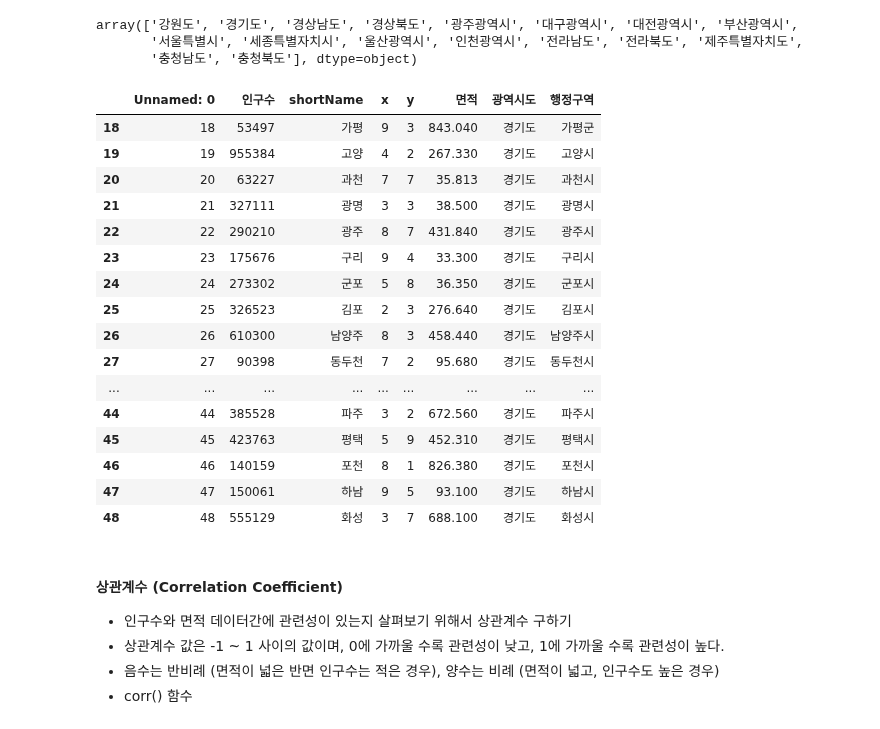
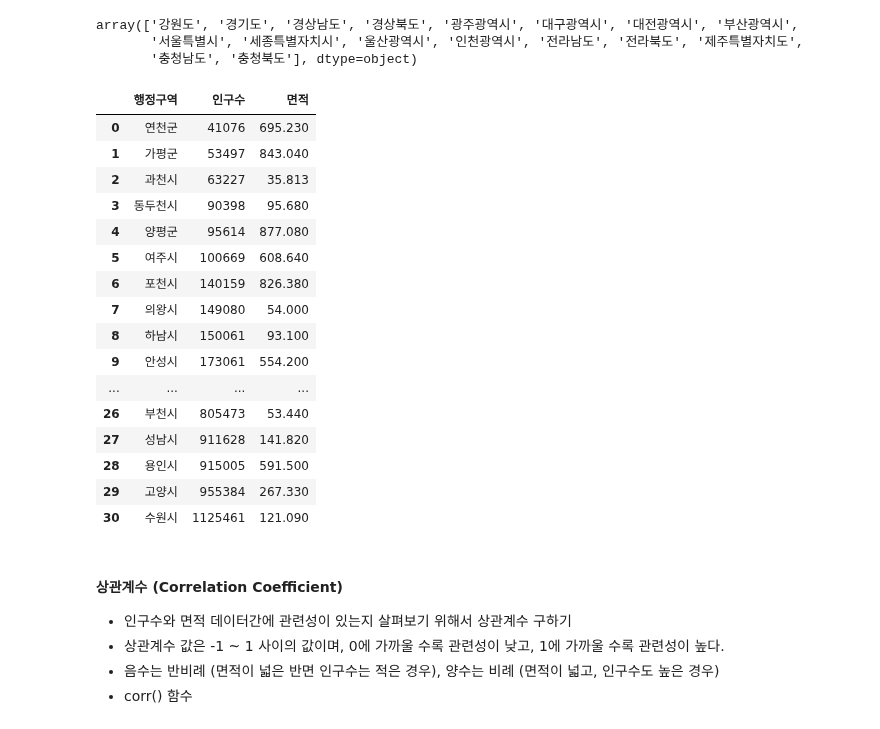
Before and after one commit to BosungPark24/Python_Webscraping_Analysis, a Jupyter notebook: 03-1.행정구역정보_분석과시각화.ipynb, the cells around one changed output. Drawn from its saved outputs; the diff is of its cells as text; code cells hidden in the pictures.

Commit message:
경기도에 속한 행정구역 확인하기 2

```diff
--- a/03-1.행정구역정보_분석과시각화.ipynb
+++ b/03-1.행정구역정보_분석과시각화.ipynb
@@ -181,25 +181,25 @@ array(['강원도', '경기도', '경상남도', '경상북도', '광주광역
        '충청남도', '충청북도'], dtype=object)
 # %%
 #경기도에 속한 행정구역 확인하기
-data.loc[data['광역시도'] == '경기도']
+data.loc[data['광역시도'] == '경기도', ['행정구역', '인구수', '면적']].sort_values(by='인구수',ascending-F).reset_index(drop=True)
 # %% [output]
-|  | Unnamed: 0 | 인구수 | shortName | x | y | 면적 | 광역시도 | 행정구역 |
-| 18 | 18 | 53497 | 가평 | 9 | 3 | 843.040 | 경기도 | 가평군 |
-| 19 | 19 | 955384 | 고양 | 4 | 2 | 267.330 | 경기도 | 고양시 |
-| 20 | 20 | 63227 | 과천 | 7 | 7 | 35.813 | 경기도 | 과천시 |
-| 21 | 21 | 327111 | 광명 | 3 | 3 | 38.500 | 경기도 | 광명시 |
-| 22 | 22 | 290210 | 광주 | 8 | 7 | 431.840 | 경기도 | 광주시 |
-| 23 | 23 | 175676 | 구리 | 9 | 4 | 33.300 | 경기도 | 구리시 |
-| 24 | 24 | 273302 | 군포 | 5 | 8 | 36.350 | 경기도 | 군포시 |
-| 25 | 25 | 326523 | 김포 | 2 | 3 | 276.640 | 경기도 | 김포시 |
-| 26 | 26 | 610300 | 남양주 | 8 | 3 | 458.440 | 경기도 | 남양주시 |
-| 27 | 27 | 90398 | 동두천 | 7 | 2 | 95.680 | 경기도 | 동두천시 |
-| ... | ... | ... | ... | ... | ... | ... | ... | ... |
-| 44 | 44 | 385528 | 파주 | 3 | 2 | 672.560 | 경기도 | 파주시 |
-| 45 | 45 | 423763 | 평택 | 5 | 9 | 452.310 | 경기도 | 평택시 |
-| 46 | 46 | 140159 | 포천 | 8 | 1 | 826.380 | 경기도 | 포천시 |
-| 47 | 47 | 150061 | 하남 | 9 | 5 | 93.100 | 경기도 | 하남시 |
-| 48 | 48 | 555129 | 화성 | 3 | 7 | 688.100 | 경기도 | 화성시 |
+|  | 행정구역 | 인구수 | 면적 |
+| 0 | 연천군 | 41076 | 695.230 |
+| 1 | 가평군 | 53497 | 843.040 |
+| 2 | 과천시 | 63227 | 35.813 |
+| 3 | 동두천시 | 90398 | 95.680 |
+| 4 | 양평군 | 95614 | 877.080 |
+| 5 | 여주시 | 100669 | 608.640 |
+| 6 | 포천시 | 140159 | 826.380 |
+| 7 | 의왕시 | 149080 | 54.000 |
+| 8 | 하남시 | 150061 | 93.100 |
+| 9 | 안성시 | 173061 | 554.200 |
+| ... | ... | ... | ... |
+| 26 | 부천시 | 805473 | 53.440 |
+| 27 | 성남시 | 911628 | 141.820 |
+| 28 | 용인시 | 915005 | 591.500 |
+| 29 | 고양시 | 955384 | 267.330 |
+| 30 | 수원시 | 1125461 | 121.090 |
 # %% [markdown]
 #### 상관계수 (Correlation Coefficient)
 * 인구수와 면적 데이터간에 관련성이 있는지 살펴보기 위해서 상관계수 구하기
```
